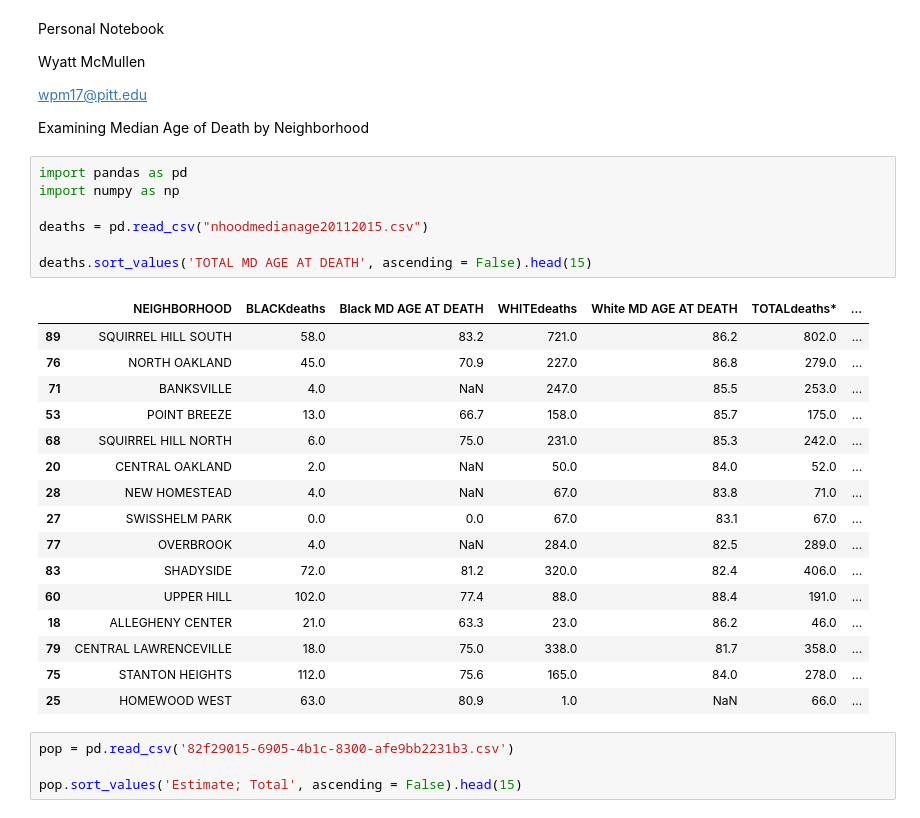
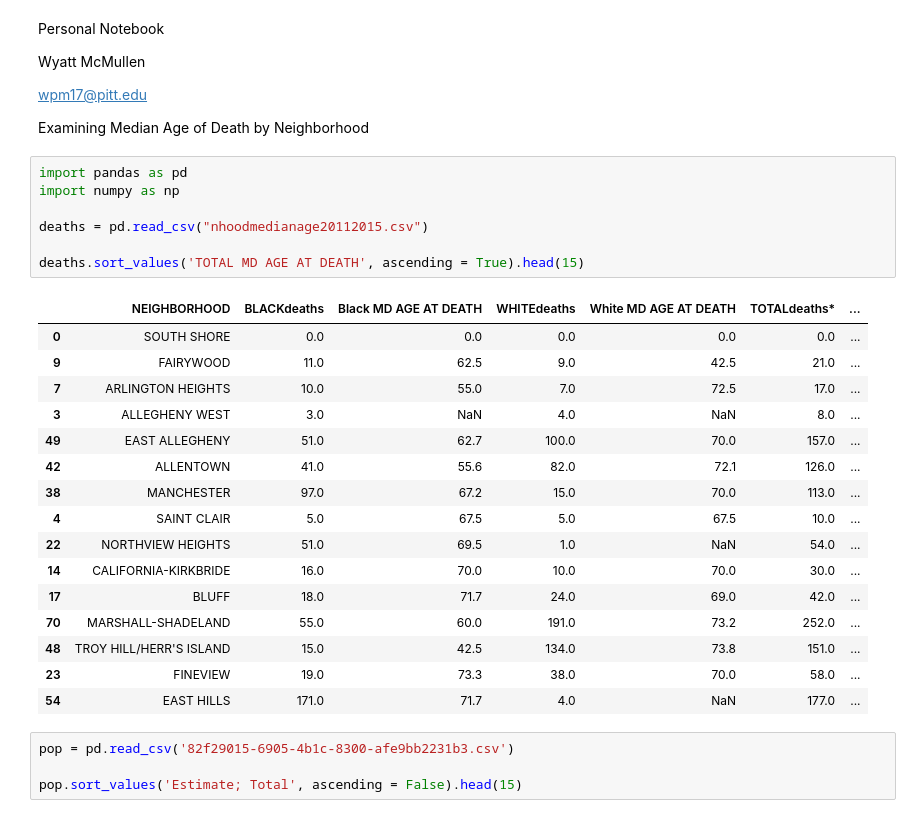
Before and after one commit to wpmPitt17/CMPINF-0010-Final-Project-Group15, a Jupyter notebook: wpm17Data.ipynb, the cells around one changed output. Cells and saved outputs as stored; diff of their text form.

```diff
--- a/wpm17Data.ipynb
+++ b/wpm17Data.ipynb
@@ -9,27 +9,27 @@ Examining Median Age of Death by Neighborhood
 # %%
 import pandas as pd
 import numpy as np
 
 deaths = pd.read_csv("nhoodmedianage20112015.csv")
 
-deaths.sort_values('TOTAL MD AGE AT DEATH', ascending = False).head(15)
+deaths.sort_values('TOTAL MD AGE AT DEATH', ascending = True).head(15)
 # %% [output]
 |  | NEIGHBORHOOD | BLACKdeaths | Black MD AGE AT DEATH | WHITEdeaths | White MD AGE AT DEATH | TOTALdeaths* | ... |
-| 89 | SQUIRREL HILL SOUTH | 58.0 | 83.2 | 721.0 | 86.2 | 802.0 | ... |
-| 76 | NORTH OAKLAND | 45.0 | 70.9 | 227.0 | 86.8 | 279.0 | ... |
-| 71 | BANKSVILLE | 4.0 | NaN | 247.0 | 85.5 | 253.0 | ... |
-| 53 | POINT BREEZE | 13.0 | 66.7 | 158.0 | 85.7 | 175.0 | ... |
-| 68 | SQUIRREL HILL NORTH | 6.0 | 75.0 | 231.0 | 85.3 | 242.0 | ... |
-| 20 | CENTRAL OAKLAND | 2.0 | NaN | 50.0 | 84.0 | 52.0 | ... |
-| 28 | NEW HOMESTEAD | 4.0 | NaN | 67.0 | 83.8 | 71.0 | ... |
-| 27 | SWISSHELM PARK | 0.0 | 0.0 | 67.0 | 83.1 | 67.0 | ... |
-| 77 | OVERBROOK | 4.0 | NaN | 284.0 | 82.5 | 289.0 | ... |
-| 83 | SHADYSIDE | 72.0 | 81.2 | 320.0 | 82.4 | 406.0 | ... |
-| 60 | UPPER HILL | 102.0 | 77.4 | 88.0 | 88.4 | 191.0 | ... |
-| 18 | ALLEGHENY CENTER | 21.0 | 63.3 | 23.0 | 86.2 | 46.0 | ... |
-| 79 | CENTRAL LAWRENCEVILLE | 18.0 | 75.0 | 338.0 | 81.7 | 358.0 | ... |
-| 75 | STANTON HEIGHTS | 112.0 | 75.6 | 165.0 | 84.0 | 278.0 | ... |
-| 25 | HOMEWOOD WEST | 63.0 | 80.9 | 1.0 | NaN | 66.0 | ... |
+| 0 | SOUTH SHORE | 0.0 | 0.0 | 0.0 | 0.0 | 0.0 | ... |
+| 9 | FAIRYWOOD | 11.0 | 62.5 | 9.0 | 42.5 | 21.0 | ... |
+| 7 | ARLINGTON HEIGHTS | 10.0 | 55.0 | 7.0 | 72.5 | 17.0 | ... |
+| 3 | ALLEGHENY WEST | 3.0 | NaN | 4.0 | NaN | 8.0 | ... |
+| 49 | EAST ALLEGHENY | 51.0 | 62.7 | 100.0 | 70.0 | 157.0 | ... |
+| 42 | ALLENTOWN | 41.0 | 55.6 | 82.0 | 72.1 | 126.0 | ... |
+| 38 | MANCHESTER | 97.0 | 67.2 | 15.0 | 70.0 | 113.0 | ... |
+| 4 | SAINT CLAIR | 5.0 | 67.5 | 5.0 | 67.5 | 10.0 | ... |
+| 22 | NORTHVIEW HEIGHTS | 51.0 | 69.5 | 1.0 | NaN | 54.0 | ... |
+| 14 | CALIFORNIA-KIRKBRIDE | 16.0 | 70.0 | 10.0 | 70.0 | 30.0 | ... |
+| 17 | BLUFF | 18.0 | 71.7 | 24.0 | 69.0 | 42.0 | ... |
+| 70 | MARSHALL-SHADELAND | 55.0 | 60.0 | 191.0 | 73.2 | 252.0 | ... |
+| 48 | TROY HILL/HERR'S ISLAND | 15.0 | 42.5 | 134.0 | 73.8 | 151.0 | ... |
+| 23 | FINEVIEW | 19.0 | 73.3 | 38.0 | 70.0 | 58.0 | ... |
+| 54 | EAST HILLS | 171.0 | 71.7 | 4.0 | NaN | 177.0 | ... |
 # %%
 pop = pd.read_csv('82f29015-6905-4b1c-8300-afe9bb2231b3.csv')
 
```
Also changed, not shown: parts of 1 cell of this notebook, 1 other file.
